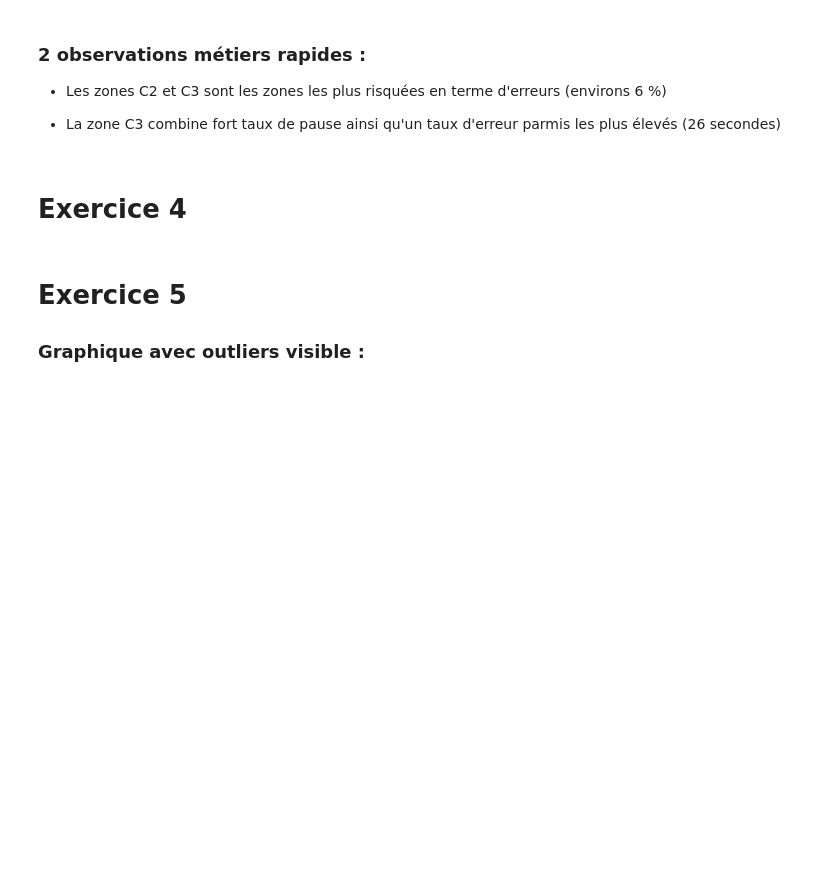
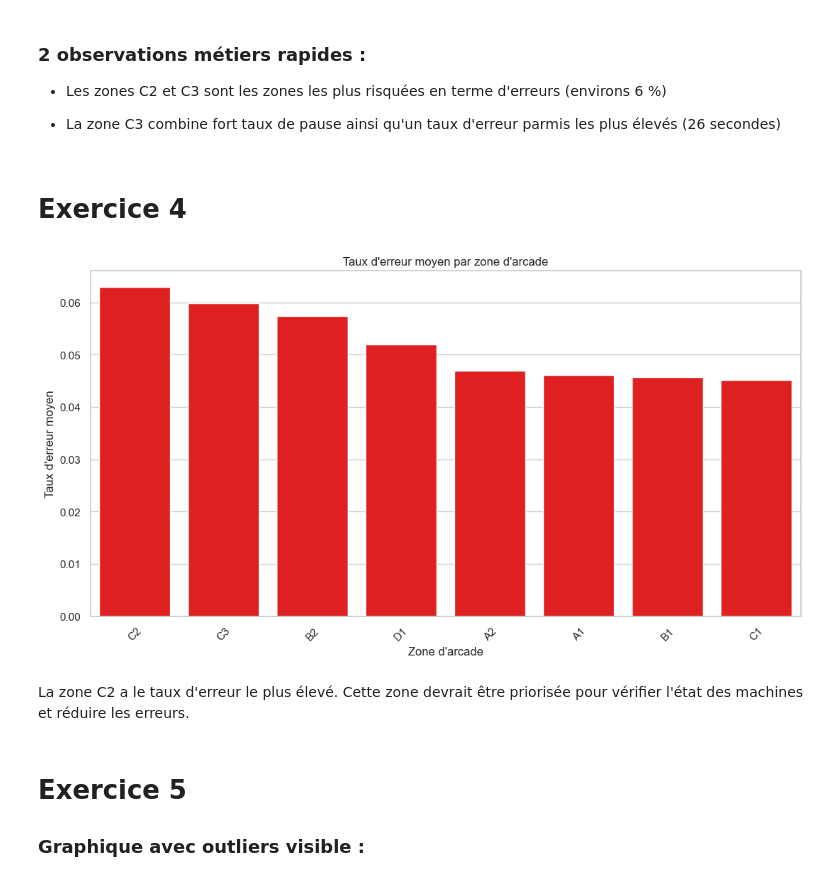
Before and after one commit to iGrec-a2n/Dataviz, a Jupyter notebook: tp/all_in_one/TP_EQUIPE_6.ipynb, the cells around one changed output. Saved outputs shown, nothing was run; the diff lists cells and outputs as text; code cells hidden in the pictures; blank space fills up the shorter version.

Commit message:
fix(exo4): fix path and bad call to kpi_zone

```diff
--- a/tp/all_in_one/TP_EQUIPE_6.ipynb
+++ b/tp/all_in_one/TP_EQUIPE_6.ipynb
@@ -187,17 +187,18 @@ zone_kpi
 # %% [markdown]
 # Exercice 4
 # %%
-zone_err = games_clean.groupby("arcade_zone", as_index=False).agg(
-    is_error=("is_error", "mean")
-).sort_values("is_error", ascending=False)
-
-sns.barplot(data=zone_err, x="arcade_zone", y="is_error", color="red")
+sns.barplot(data=zone_kpi, x="arcade_zone", y="error_rate", color="red")
 plt.title("Taux d'erreur moyen par zone d'arcade")
 plt.xlabel("Zone d'arcade")
-plt.ylabel("Taux d'erreur")
+plt.ylabel("Taux d'erreur moyen")
 plt.xticks(rotation=45)
 plt.tight_layout()
 plt.show()
+# %% [output]
+[figure, added]
+# %% [markdown]
+La zone C2 a le taux d'erreur le plus élevé.
+Cette zone devrait être priorisée pour vérifier l'état des machines et réduire les erreurs.
 # %% [markdown]
 # Exercice 5
 
```
